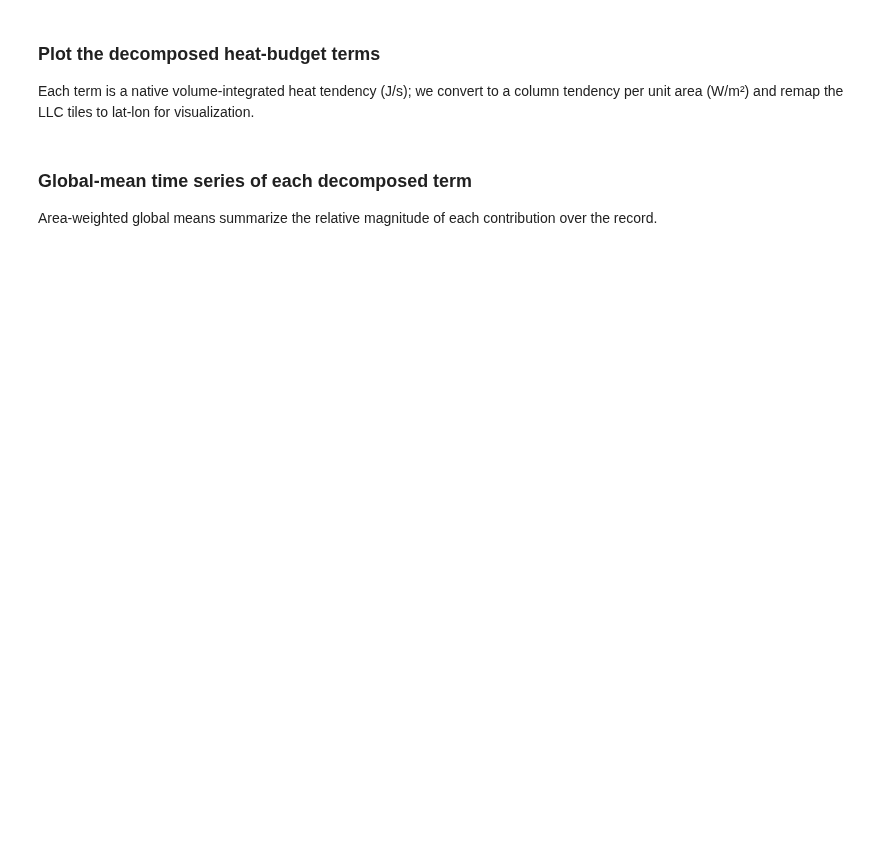
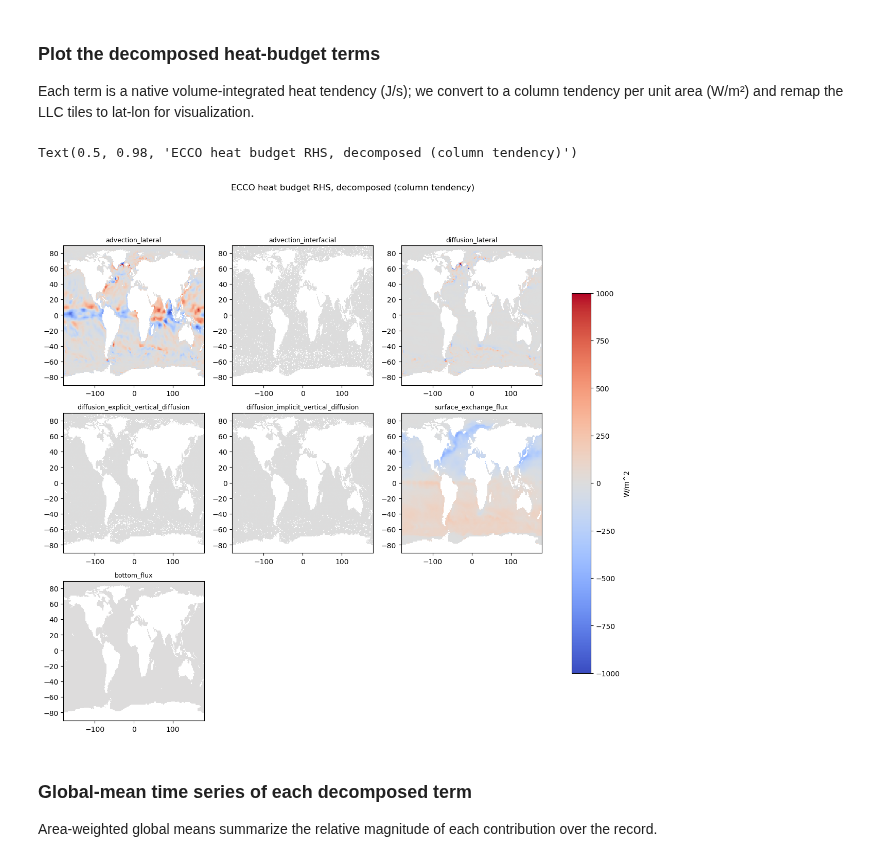
Before and after one commit to hdrake/xbudget, a Jupyter notebook: examples/eccov4r4_heat_budget_decomposition.ipynb, the cells around one changed output. Drawn from its saved outputs; the diff is of its cells as text; code cells hidden in the pictures; blank space fills up the shorter version.

```diff
--- a/examples/eccov4r4_heat_budget_decomposition.ipynb
+++ b/examples/eccov4r4_heat_budget_decomposition.ipynb
@@ -98,28 +125,40 @@ def plot_interpolated_ecco(fig, ax, ds, vmin=0, vmax=30, cmap="coolwarm"):
 # %%
 import numpy as np
 import matplotlib.pyplot as plt
 
 area = grid._ds["rA"].where(grid._ds["Depth"] > 0.0)
 
 def column_tendency(varname):
-    """Column-integrated heat tendency per unit area [W/m^2] at the first time."""
-    da = (grid._ds[varname] / area).sum("k")
-    da = da.where(np.abs(da) > 0.0)
-    return da.isel(time=0)
+    """Column-integrated heat tendency per unit area [W/m^2] at the first time.
+
+    Robust to terms lacking a vertical (`k`) or `time` dimension (e.g. a static
+    bottom/geothermal flux).
+    """
+    da = grid._ds[varname] / area
+    if "k" in da.dims:
+        da = da.sum("k")
+    if "time" in da.dims:
+        da = da.isel(time=0)
+    return da.where(np.abs(da) > 0.0)
 
 terms = list(heat_rhs_terms.items())
 ncol = 3
 nrow = int(np.ceil(len(terms) / ncol))
 vmax = 1000.0  # W/m^2
 fig, axes = plt.subplots(nrow, ncol, figsize=(5 * ncol, 4 * nrow), squeeze=False)
 for ax in axes.ravel():
     ax.set_visible(False)
+cb = None
 for (name, varname), ax in zip(terms, axes.ravel()):
     ax.set_visible(True)
     cb = plot_interpolated_ecco(fig, ax, column_tendency(varname), vmin=-vmax, vmax=vmax)
     ax.set_title(name, fontsize=9)
-fig.colorbar(cb, ax=axes.ravel().tolist(), orientation="vertical", label="W/m^2", shrink=0.8)
+if cb is not None:
+    fig.colorbar(cb, ax=axes.ravel().tolist(), orientation="vertical", label="W/m^2", shrink=0.8)
 fig.suptitle("ECCO heat budget RHS, decomposed (column tendency)")
+# %% [output]
+Text(0.5, 0.98, 'ECCO heat budget RHS, decomposed (column tendency)')
+[figure, added]
 # %% [markdown]
 ### Global-mean time series of each decomposed term
 
```
Also changed, not shown: parts of 5 cells of this notebook.
